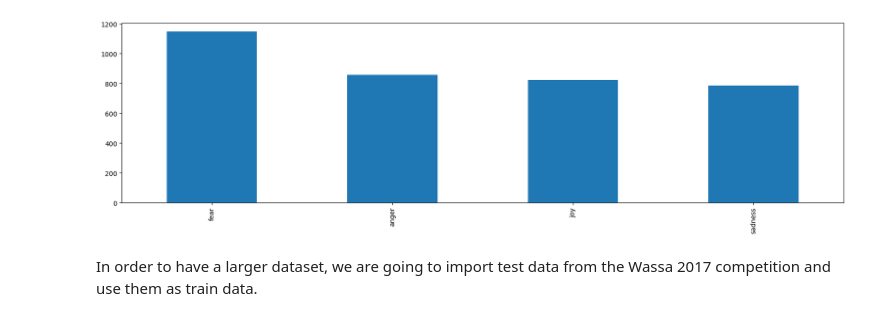
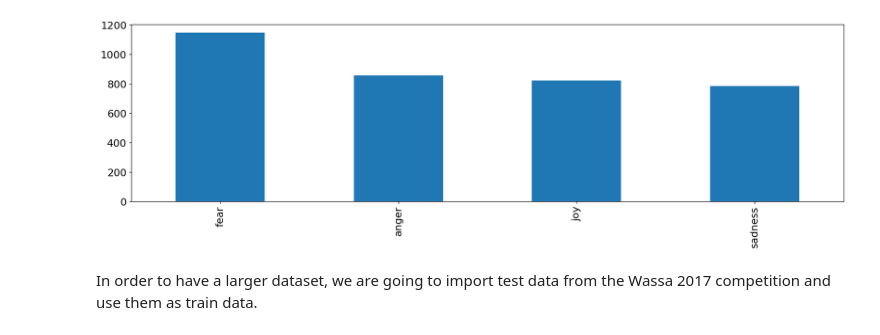
Before and after one commit to AlessioBonatesta/InfoRet-project, a Jupyter notebook: EmotionDetection_In_Cinema.ipynb, the cells around one changed output. Cells and saved outputs as stored; diff of their text form; code cells hidden in the pictures.

```diff
--- a/EmotionDetection_In_Cinema.ipynb
+++ b/EmotionDetection_In_Cinema.ipynb
@@ -20,10 +20,10 @@ Number of records: 3613
 # %%
 import matplotlib.pyplot as plt
 plt.rcParams.update({'figure.figsize': (20, 5)})
-df.sentiment.value_counts().plot(kind='bar')
+df.sentiment.value_counts().plot(kind='bar',fontsize=16)
 plt.show()
 # %% [output]
-[figure, old version]
+[figure, new version]
 # %% [markdown]
 In order to have a larger dataset, we are going to import test data from the Wassa 2017 competition and use them as train data.
 # %%
```
Also changed, not shown: parts of 19 cells of this notebook.
